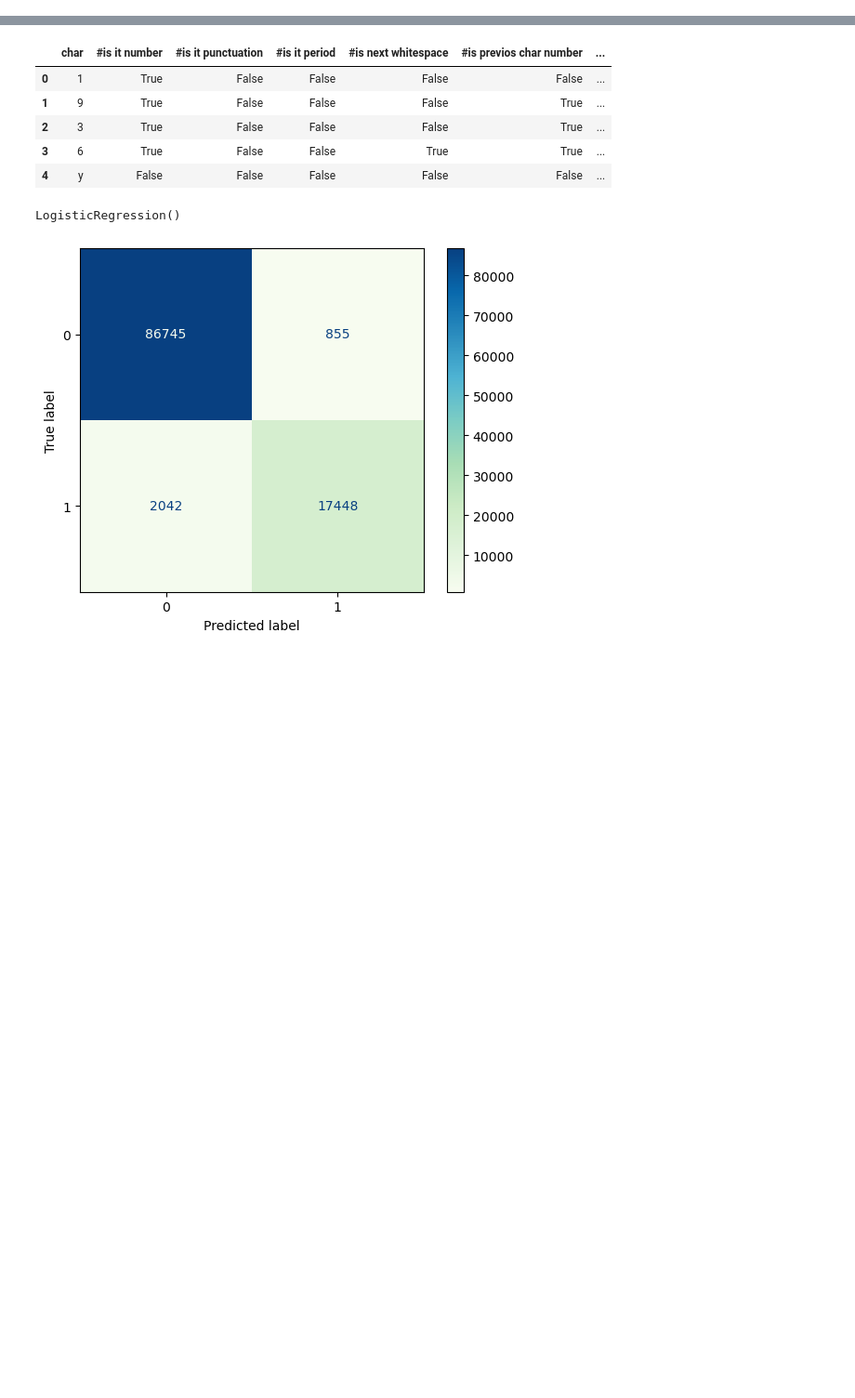
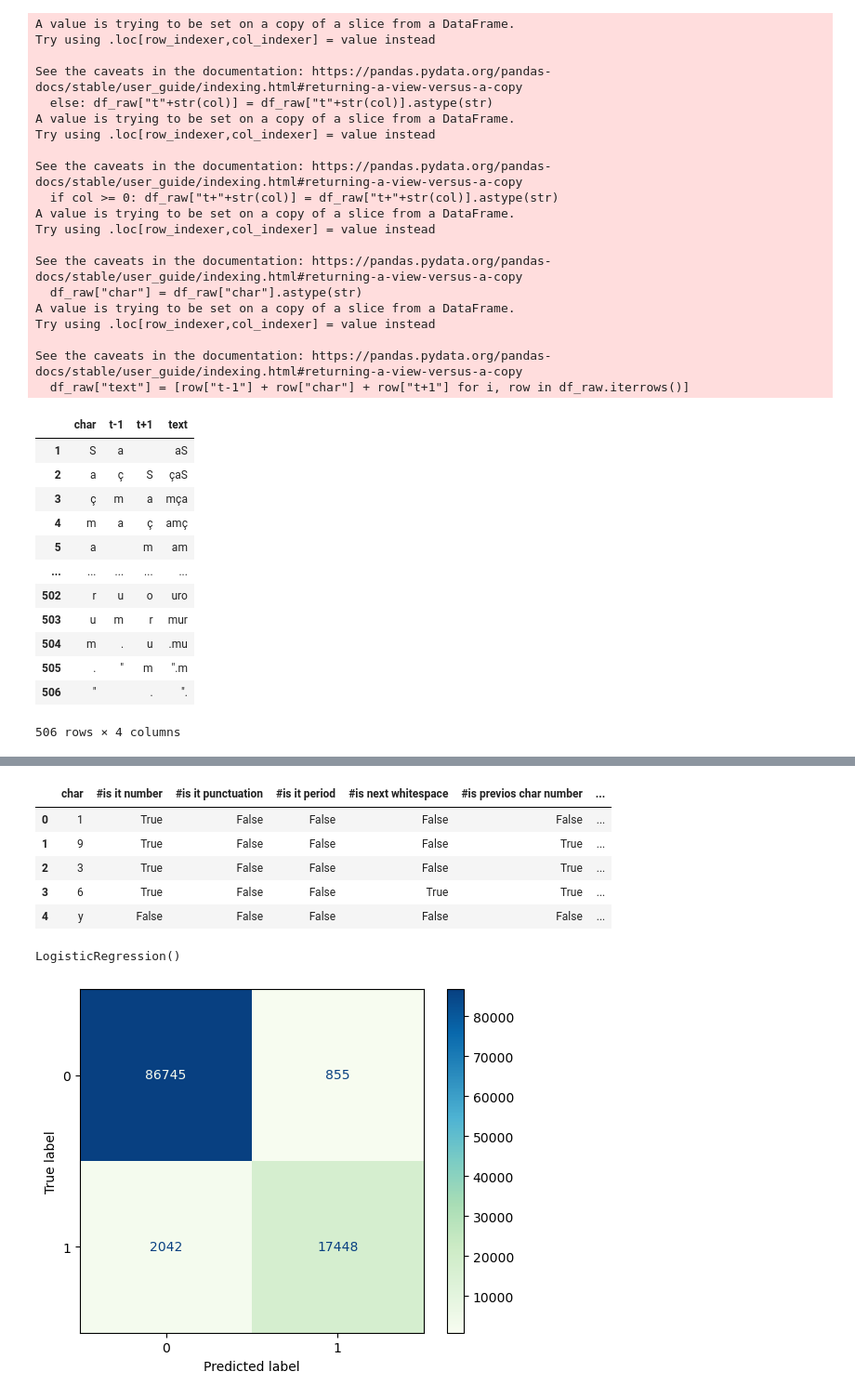
Before and after one commit to GoktugOcal/nlp-preprocessing-toolbox, a Jupyter notebook: logres.ipynb, the cells around one changed output, grey strips where cells are left out. Shown at 93% size. Drawn from its saved outputs; the diff is of its cells as text; code cells hidden in the pictures; blank space fills up the shorter version.

```diff
--- a/logres.ipynb
+++ b/logres.ipynb
@@ -11,0 +107,80 @@ df_raw = tokenizer_load_and_parse_corpus()
+# %%
+text = '''Saçma ve Gereksiz Bir Yazı.
+Bakkaldan 5 TL'lik 2 çikola-
+ta al. 12.02.2018 tarihinde saat tam 15:45'te yap-
+malıyız bu işi. Tamam mı? Benimle esatmahmutbayol@gmail.com
+adresinden iletişime geçebilirsin. Yarışta 1. oldu. Doç. Dr.
+Esat Bayol'un(Böyle bir ünvanım yok!) yanından geliyorum.
+12 p.m. mi yoksa 12 a.m. mi? 100 milyon insan gelmiş! www.deneme.com.tr
+adresinden sitemizi inceleyebilirsin. 24 Eylül 2018 Pazartesi günü ge-
+lecekmiş. 19 Mayıs'ı coşkuyla kutladık.
+Sonra dedi ki "Ben seni sevmiyorum."'''
+
+
+text = " " + __fixation(text).replace("\n", " ") + " "
+# %%
+lines = []
+for idx, char in enumerate(text):
+    row = {
+        "char" : char
+    }
+    lines.append(row)
+
+df_text = pd.DataFrame.from_records(lines)
+
+
+def preprocess(df_raw):
+    time_lags = [-1,+1]
+
+    for col in time_lags:
+        if col >= 0: df_raw["t+"+str(col)] = df_raw.char.shift(col)
+        else: df_raw["t"+str(col)] = df_raw.char.shift(col)
+
+    df_raw = df_raw.dropna()
+
+    time_lags = [-1,1]
+    for col in time_lags:
+        if col >= 0: df_raw["t+"+str(col)] = df_raw["t+"+str(col)].astype(str)
+        else: df_raw["t"+str(col)] = df_raw["t"+str(col)].astype(str)
+
+    df_raw["char"] = df_raw["char"].astype(str)
+    df_raw["text"] = [row["t-1"] + row["char"] + row["t+1"] for i, row in df_raw.iterrows()]
+
+    return df_raw
+
+df_text = preprocess(df_text)
+df_text
+# %% [output]
+A value is trying to be set on a copy of a slice from a DataFrame.
+Try using .loc[row_indexer,col_indexer] = value instead
+
+See the caveats in the documentation: https://pandas.pydata.org/pandas-docs/stable/user_guide/indexing.html#returning-a-view-versus-a-copy
+  else: df_raw["t"+str(col)] = df_raw["t"+str(col)].astype(str)
+A value is trying to be set on a copy of a slice from a DataFrame.
+Try using .loc[row_indexer,col_indexer] = value instead
+
+See the caveats in the documentation: https://pandas.pydata.org/pandas-docs/stable/user_guide/indexing.html#returning-a-view-versus-a-copy
+  if col >= 0: df_raw["t+"+str(col)] = df_raw["t+"+str(col)].astype(str)
+A value is trying to be set on a copy of a slice from a DataFrame.
+Try using .loc[row_indexer,col_indexer] = value instead
+
+See the caveats in the documentation: https://pandas.pydata.org/pandas-docs/stable/user_guide/indexing.html#returning-a-view-versus-a-copy
+  df_raw["char"] = df_raw["char"].astype(str)
+A value is trying to be set on a copy of a slice from a DataFrame.
+Try using .loc[row_indexer,col_indexer] = value instead
+
+See the caveats in the documentation: https://pandas.pydata.org/pandas-docs/stable/user_guide/indexing.html#returning-a-view-versus-a-copy
+  df_raw["text"] = [row["t-1"] + row["char"] + row["t+1"] for i, row in df_raw.iterrows()]
+|  | char | t-1 | t+1 | text |
+| 1 | S | a |  | aS |
+| 2 | a | ç | S | çaS |
+| 3 | ç | m | a | mça |
+| 4 | m | a | ç | amç |
+| 5 | a |  | m | am |
+| ... | ... | ... | ... | ... |
+| 502 | r | u | o | uro |
+| 503 | u | m | r | mur |
+| 504 | m | . | u | .mu |
+| 505 | . | " | m | ".m |
+| 506 | " |  | . | ". |
+506 rows × 4 columns
```
Also changed, not shown: parts of 17 cells of this notebook, 5 other files.
